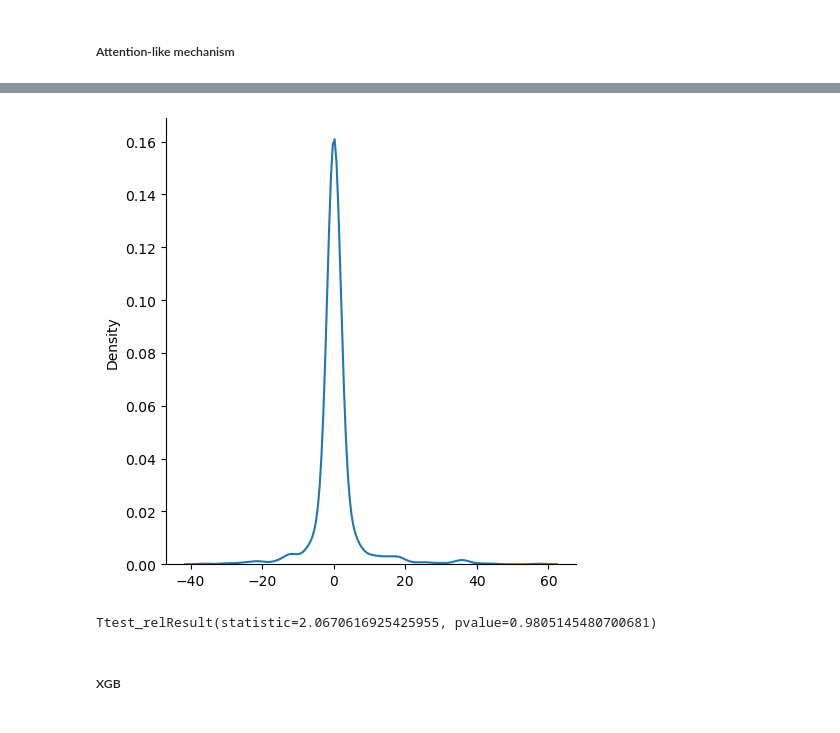
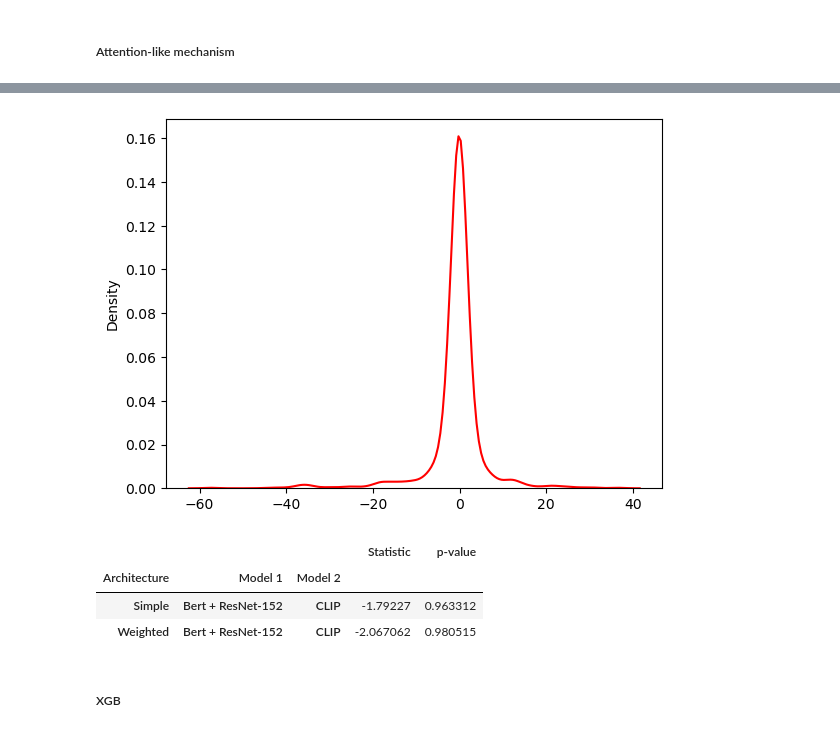
Before and after one commit to giacomorebecchi/food-pricing, a Jupyter notebook: notebooks/05.02_statistical_analysis.ipynb, the cells around one changed output, grey strips where cells are left out. Saved outputs shown, nothing was run; the diff lists cells and outputs as text; code cells hidden in the pictures.

```diff
--- a/notebooks/05.02_statistical_analysis.ipynb
+++ b/notebooks/05.02_statistical_analysis.ipynb
@@ -92,22 +105,31 @@ Some weights of the model checkpoint at dbmdz/bert-base-italian-xxl-uncased were
 - This IS expected if you are initializing BertModel from the checkpoint of a model trained on another task or with another architecture (e.g. initializing a BertForSequenceClassification model from a ...
 - This IS NOT expected if you are initializing BertModel from the checkpoint of a model that you expect to be exactly identical (initializing a BertForSequenceClassification model from a BertForSequen ...
 Global seed set to 42
-# %%
-plot_dist(res_weighted_clip, res_weighted_bert_resnet152)
-# %% [output]
-[figure, removed]
+# %%
+fig = plot_dist(res_weighted_bert_resnet152, res_weighted_clip, color="red")
+fig.savefig("plots/density_paired_t-test_weighted.jpg")
+# %% [output]
+[figure, added]
 # %%
-sp.stats.ttest_rel(
-    b=res_weighted_bert_resnet152,
-    a=res_weighted_clip,
-    alternative="less"
+weighted_ttest = sp.stats.ttest_rel(
+    a=res_weighted_bert_resnet152, b=res_weighted_clip, alternative="greater"
 )
 
 # Theory: CLIP better than BERT+ResNet-152
-# H0: BertResNet152 > CLIP
-# H1: smaller
+# H0: BertResNet152 <= CLIP
+# H1: greater
+
+test_results.loc[("Weighted", "Bert + ResNet-152", "CLIP"), :] = (
+    weighted_ttest.statistic,
+    weighted_ttest.pvalue,
+)
-# %% [output]
-Ttest_relResult(statistic=2.0670616925425955, pvalue=0.9805145480700681)
+# %%
+test_results
+# %% [output]
+|  |  |  | Statistic | p-value |
+| Architecture | Model 1 | Model 2 |  |  |
+| Simple | Bert + ResNet-152 | CLIP | -1.79227 | 0.963312 |
+| Weighted | Bert + ResNet-152 | CLIP | -2.067062 | 0.980515 |
 # %% [markdown]
 ##### XGB
 # %%
```
Also changed, not shown: parts of 17 cells of this notebook, 5 other files.
